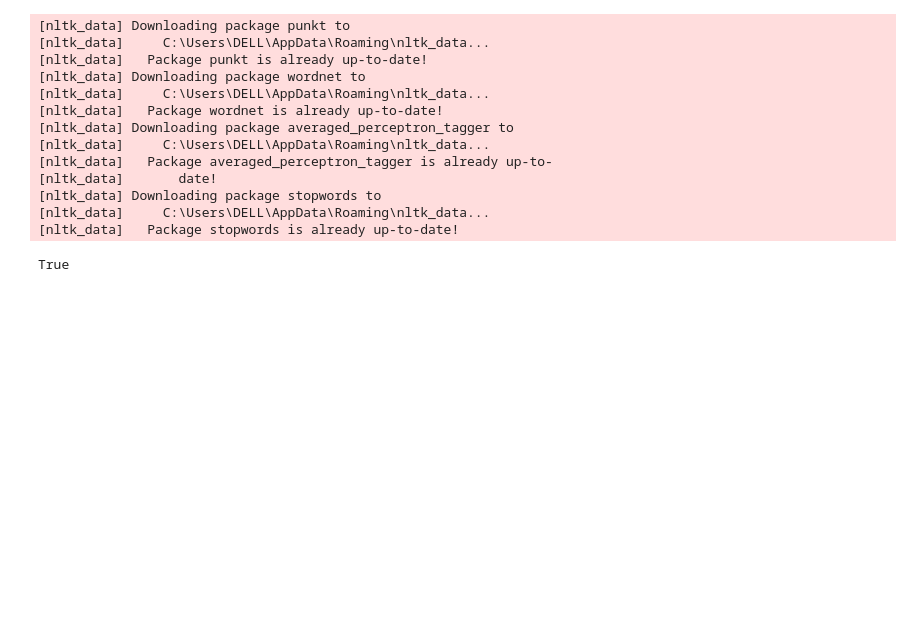
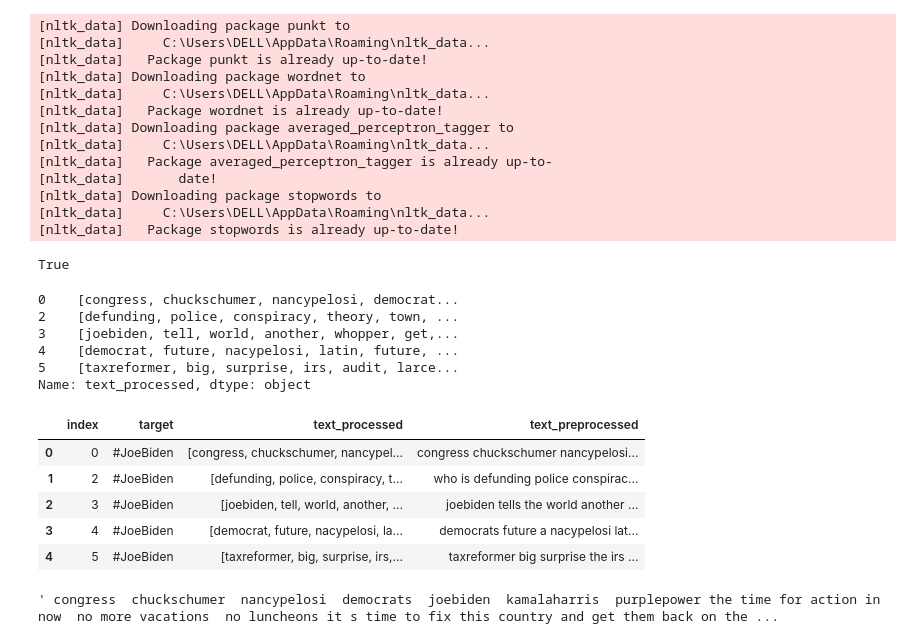
Before and after one commit to FelipeAvila2/ML-Twitter-public-opinion-analysis, a Jupyter notebook: main.ipynb, the cells around one changed output. Drawn from its saved outputs; the diff is of its cells as text; code cells hidden in the pictures; blank space fills up the shorter version.

```diff
--- a/main.ipynb
+++ b/main.ipynb
@@ -252,3 +252,12 @@ def cleaning_engine(df,column='text'):
     return df['text_processed'].apply(remove_stopwords)
 # %%
 politic_df['text_processed'] = cleaning_engine(politic_df)
+# %%
+politic_df['text_processed'].head()
+# %% [output]
+0    [congress, chuckschumer, nancypelosi, democrat...
+2    [defunding, police, conspiracy, theory, town, ...
+3    [joebiden, tell, world, another, whopper, get,...
+4    [democrat, future, nacypelosi, latin, future, ...
+5    [taxreformer, big, surprise, irs, audit, larce...
+Name: text_processed, dtype: object
@@ -254,0 +268,14 @@ politic_df['text_processed'] = cleaning_engine(politic_df)
+# %%
+features = politic_df[['target','text_processed','text_preprocessed']].reset_index()
+features.head()
+# %% [output]
+|  | index | target | text_processed | text_preprocessed |
+| 0 | 0 | #JoeBiden | [congress, chuckschumer, nancypel... | congress chuckschumer nancypelosi... |
+| 1 | 2 | #JoeBiden | [defunding, police, conspiracy, t... | who is defunding police conspirac... |
+| 2 | 3 | #JoeBiden | [joebiden, tell, world, another, ... | joebiden tells the world another ... |
+| 3 | 4 | #JoeBiden | [democrat, future, nacypelosi, la... | democrats future a nacypelosi lat... |
+| 4 | 5 | #JoeBiden | [taxreformer, big, surprise, irs,... | taxreformer big surprise the irs ... |
+# %%
+features['text_preprocessed'][0]
+# %% [output]
+' congress  chuckschumer  nancypelosi  democrats  joebiden  kamalaharris  purplepower the time for action in now  no more vacations  no luncheons it s time to fix this country and get them back on the ...
```
Also changed, not shown: parts of 20 cells of this notebook.
